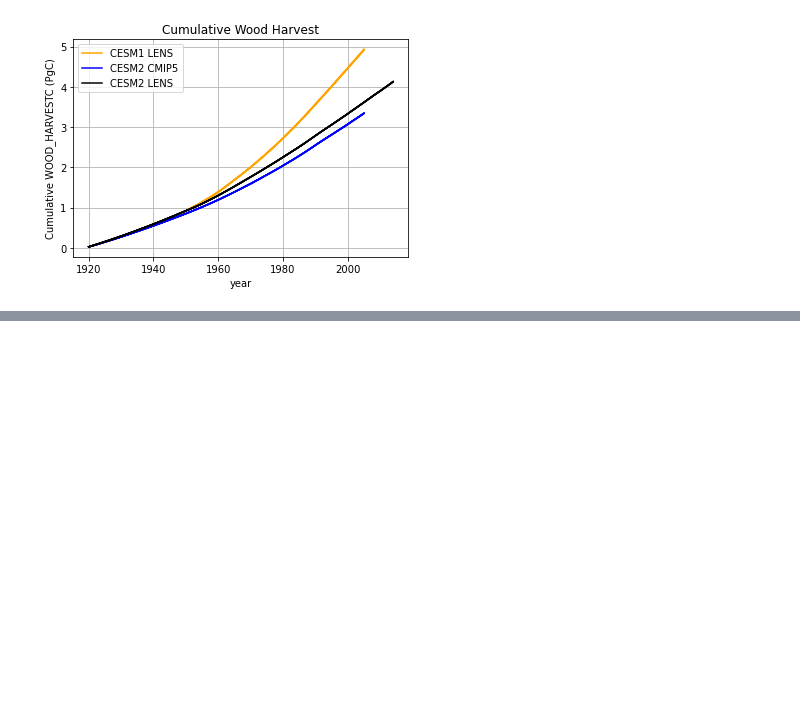
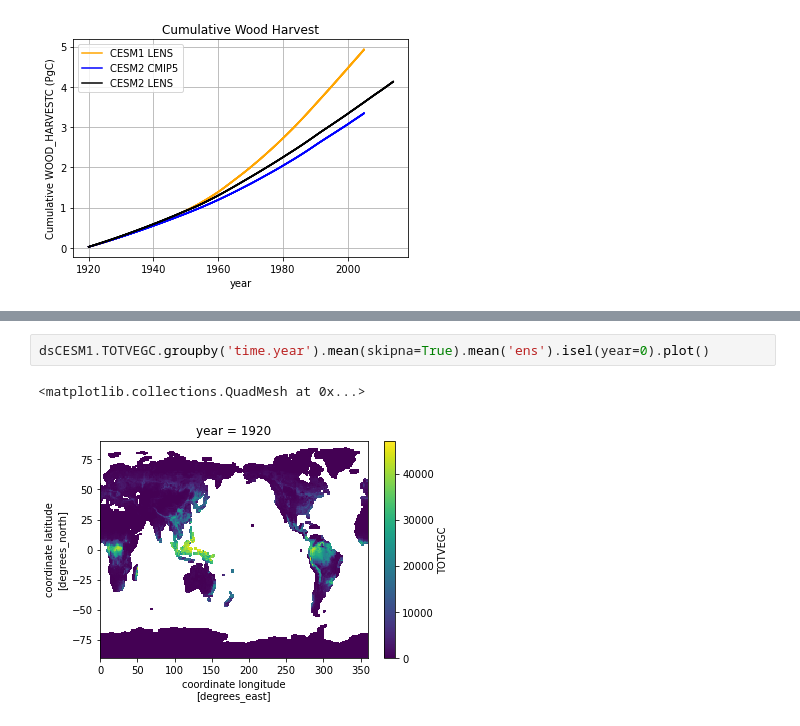
Before and after one commit to wwieder/cesm-lens, a Jupyter notebook: notebooks/lens_NBP.ipynb, the cells around one changed output, grey strips where cells are left out. Cells and saved outputs as stored; diff of their text form; blank space fills up the shorter version.

```diff
--- a/notebooks/lens_NBP.ipynb
+++ b/notebooks/lens_NBP.ipynb
@@ -343,0 +379,5 @@ plt.legend(handles=[cesm1_line,cmip5_line,cesm2_line]);
+# %%
+dsCESM1.TOTVEGC.groupby('time.year').mean(skipna=True).mean('ens').isel(year=0).plot()
+# %% [output]
+<matplotlib.collections.QuadMesh at 0x...>
+[figure, added]
```
Also changed, not shown: parts of 14 cells of this notebook.
